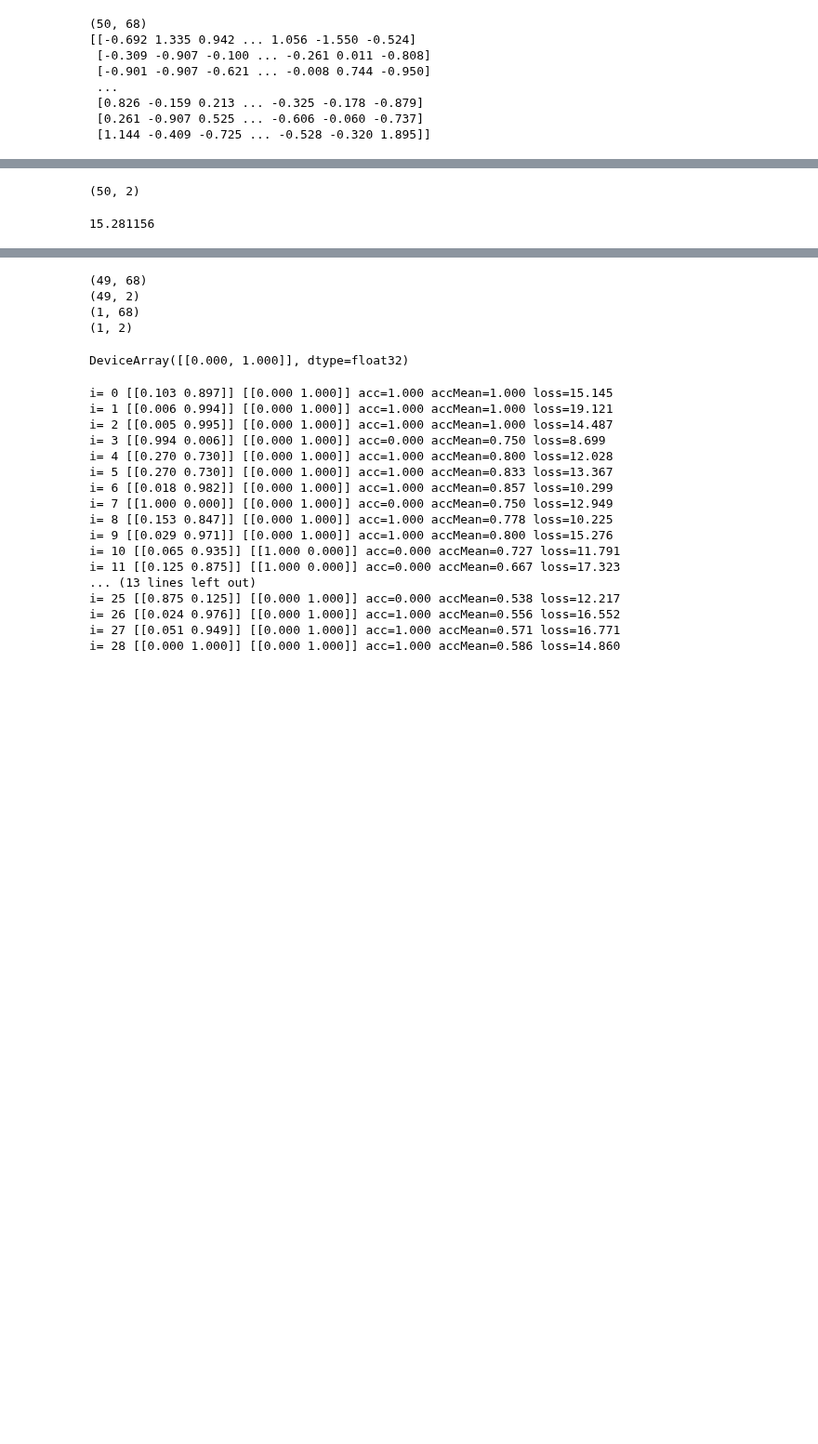
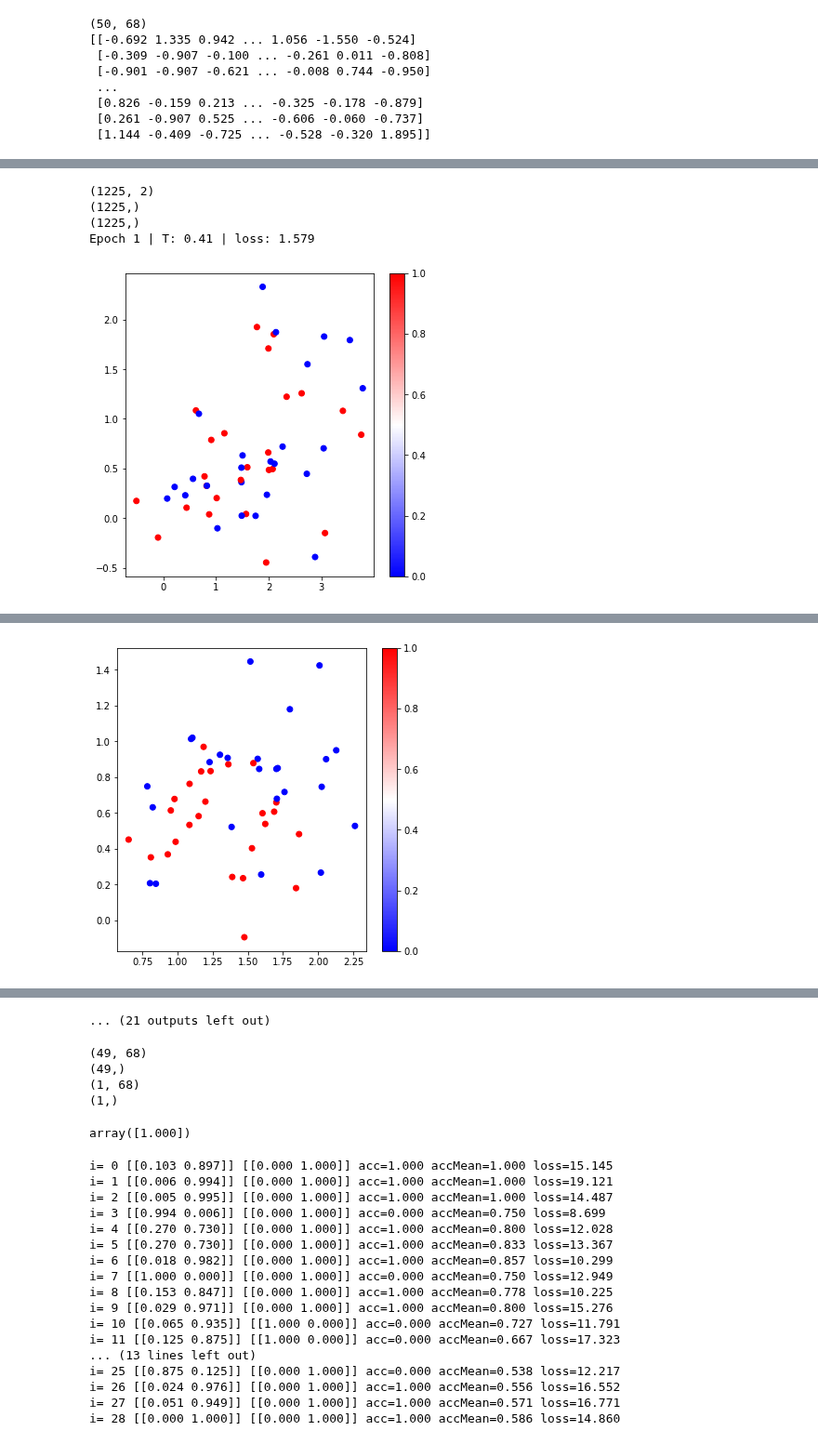
Before and after one commit to franciscodominguezmateos/IntroduccionDeepLearning, a Jupyter notebook: jax_voice_stress_metric_learning_21082901.ipynb, the cells around one changed output, grey strips where cells are left out. Shown at 93% size. Cells and saved outputs as stored; diff of their text form; code cells hidden in the pictures; blank space fills up the shorter version.

```diff
--- a/jax_voice_stress_metric_learning_21082901.ipynb
+++ b/jax_voice_stress_metric_learning_21082901.ipynb
@@ -170 +186,3 @@ ouput_shape= (-1, 2)
+# %%
+embed1,embed2=siameseNet(get_params(opt_state),data_pairs_np,key)
 # %%
@@ -198,25 +226,31 @@ def update(params, x, y, opt_state,key):
     opt_state = opt_update(0, grads, opt_state)
     return get_params(opt_state), opt_state, value
 # %%
-labels_onehot=one_hot(labels_np,num_classes)
-print(labels_onehot.shape)
-def run_training_loop(data_ss,labels_onehot,num_epochs, opt_state,verbose=False):
+def run_training_loop(data,labels,num_epochs, opt_state,key,verbose=False):
     """ Implements a learning loop over epochs. """
     # Get the initial set of parameters
     params = get_params(opt_state)
 
     # Loop over the training epochs
     for epoch in range(num_epochs):
+        rng,key=random.split(key)
         start_time = time.time()
-        params, opt_state, loss = update(params, data_ss, labels_onehot, opt_state,key)
+        params, opt_state, loss = update(params, data, labels, opt_state,rng)
         epoch_time = time.time() - start_time
-        if verbose: print("Epoch {} | T: {:0.2f} | loss: {:0.3f} ".format(epoch+1, epoch_time,
-                                                                    loss))
+        if verbose and epoch%500==0:
+            print("Epoch {} | T: {:0.2f} | loss: {:0.3f} ".format(epoch+1, epoch_time,loss))
+            x_test_encoded = predict(get_params(opt_state),data_ss,key)
+            plt.figure(figsize=(6, 6))
+            plt.scatter(x_test_encoded[:, 0], x_test_encoded[:, 1], c=labels_np,cmap=plt.get_cmap("bwr"))
+            plt.colorbar()
+            plt.show()
     return loss,params
-# %% [output]
-(50, 2)
 # %%
-l,params=run_training_loop(data_ss,labels_onehot,2000,opt_state,False)
+l,params=run_training_loop(data_pairs_np, data_pair_labels_np,8000,opt_state,key,True)
 print(l)
 # %% [output]
-15.281156
+(1225, 2)
+(1225,)
+(1225,)
+Epoch 1 | T: 0.41 | loss: 1.579
+[figure, added]
@@ -222,0 +258 @@ print(l)
+[figure, added]
@@ -223,3 +267,4 @@ print(l)
+... (21 outputs left out)
 # %%
 def _numpy_delete(x, idx):
     """
@@ -241,7 +286,7 @@ def allButOne(x,y,i):
     allYBut=allYBut[suffleIdx]
     return allXBut,allYBut,oneX,oneY
 # %%
-allXBut,allYBut,oneX,oneY=allButOne(data_ss,labels_onehot,1)
+allXBut,allYBut,oneX,oneY=allButOne(data_ss,labels_np,1)
 print(allXBut.shape)
 print(allYBut.shape)
 print(oneX.shape)
@@ -249,10 +294,10 @@ print(oneY.shape)
 oneY
 # %% [output]
 (49, 68)
-(49, 2)
+(49,)
 (1, 68)
-(1, 2)
+(1,)
-DeviceArray([[0.000, 1.000]], dtype=float32)
+array([1.000])
 # %%
 accT=0
 for i in range(data_ss.shape[0]):
```
Also changed, not shown: parts of 13 cells of this notebook, 2 other files.
